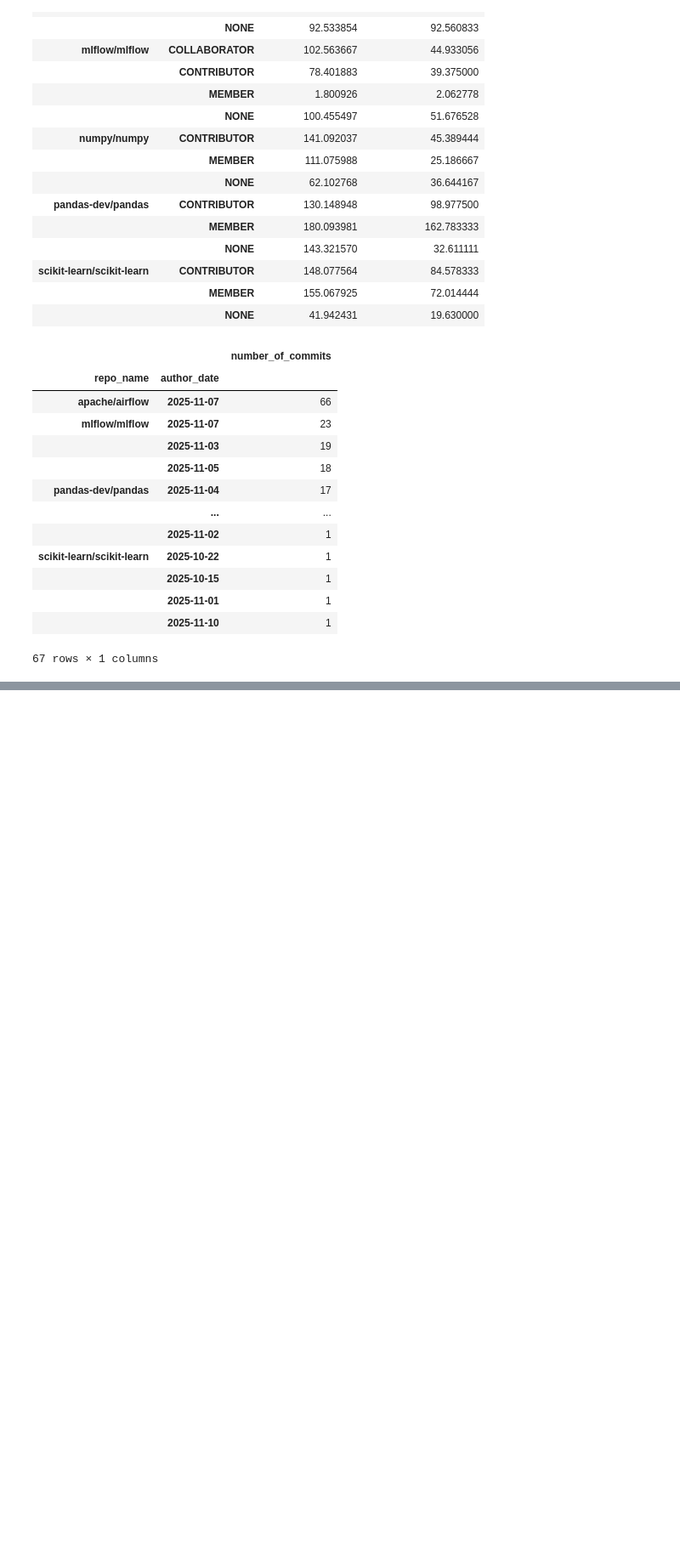
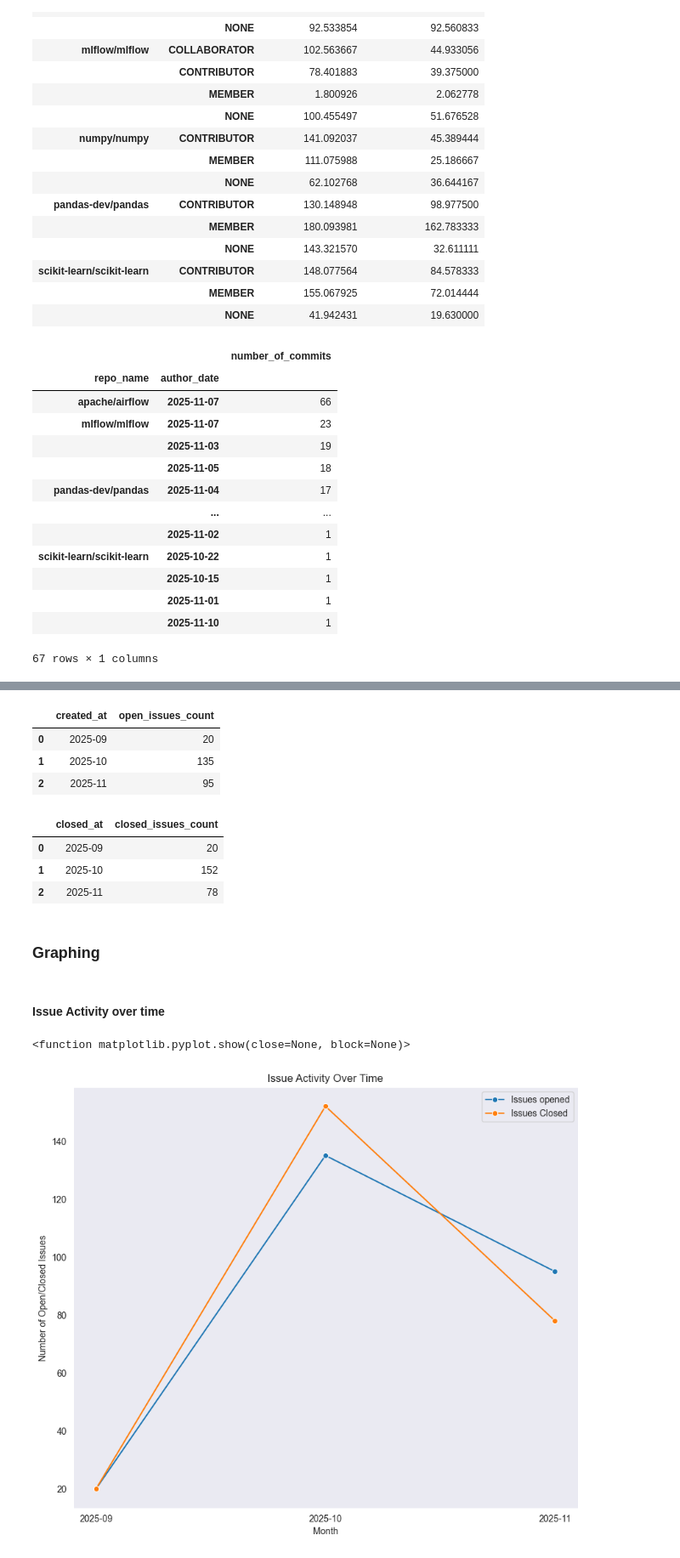
Before and after one commit to KevinOcran/openSourceHealthAnalysis, a Jupyter notebook: notebooks/analysis.ipynb, the cells around one changed output, grey strips where cells are left out. Shown: that part at 85% size. Saved outputs shown, nothing was run; the diff lists cells and outputs as text; code cells hidden in the pictures; blank space fills up the shorter version.

```diff
--- a/notebooks/analysis.ipynb
+++ b/notebooks/analysis.ipynb
@@ -278,0 +365,66 @@ commits_per_day_df.sort_values(by='number_of_commits', ascending=False)
+# %%
+#Isolate and count open issues per month:
+open_issues = monthly_graph[monthly_graph['state'] == 'open']
+
+open_issues_by_month = open_issues.groupby('created_at').size().reset_index(name='open_issues_count')
+
+open_issues_by_month
+# %% [output]
+|  | created_at | open_issues_count |
+| 0 | 2025-09 | 20 |
+| 1 | 2025-10 | 135 |
+| 2 | 2025-11 | 95 |
+# %%
+#Isolate and count closed issues per month:
+closed_issues = monthly_graph[monthly_graph['state'] == 'closed']
+
+closed_issues = closed_issues.dropna()
+
+closed_issues_by_month = closed_issues.groupby('closed_at').size().reset_index(name='closed_issues_count')
+
+closed_issues_by_month
+# %% [output]
+|  | closed_at | closed_issues_count |
+| 0 | 2025-09 | 20 |
+| 1 | 2025-10 | 152 |
+| 2 | 2025-11 | 78 |
+# %% [markdown]
+### Graphing
+# %% [markdown]
+#### Issue Activity over time
+# %%
+#Prepare the graphing area:
+sns.set_style('dark')
+plt.figure(figsize=(10,8.4))
+axis = plt.gca()
+
+#plot open issues:
+open_issues_by_month['month_str'] = open_issues_by_month['created_at'].astype(str)
+sns.lineplot(
+    ax=axis,
+    data=open_issues_by_month,
+    x='month_str',
+    y='open_issues_count',
+    label='Issues opened',
+    marker='o'
+)
+
+#plot closed issues:
+closed_issues_by_month['month_str'] = closed_issues_by_month['closed_at'].astype(str)
+sns.lineplot(
+    ax=axis,
+    data=closed_issues_by_month,
+    x='month_str',
+    y='closed_issues_count',
+    label='Issues Closed',
+    marker='o'
+
+)
+plt.title('Issue Activity Over Time')
+plt.xlabel('Month')
+plt.ylabel('Number of Open/Closed Issues')
+
+plt.show
+# %% [output]
+<function matplotlib.pyplot.show(close=None, block=None)>
+[figure, added]
```
Also changed, not shown: parts of 15 cells of this notebook.
